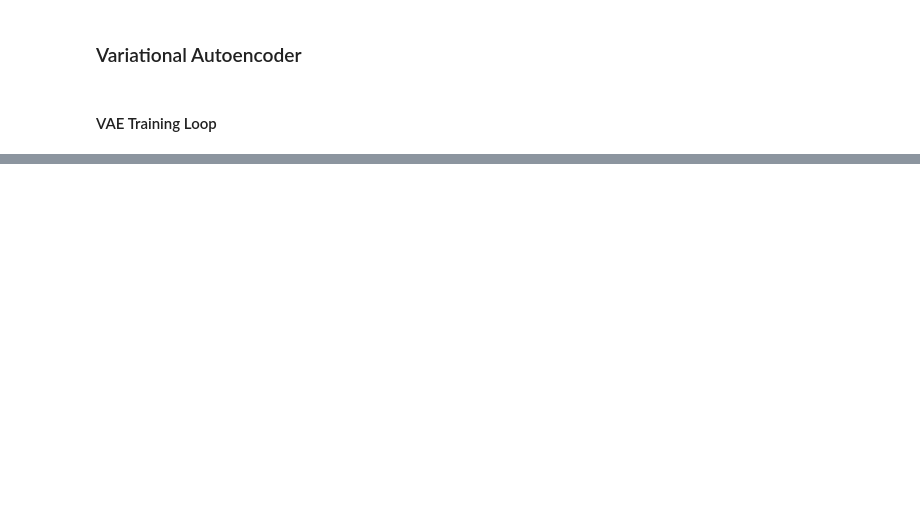
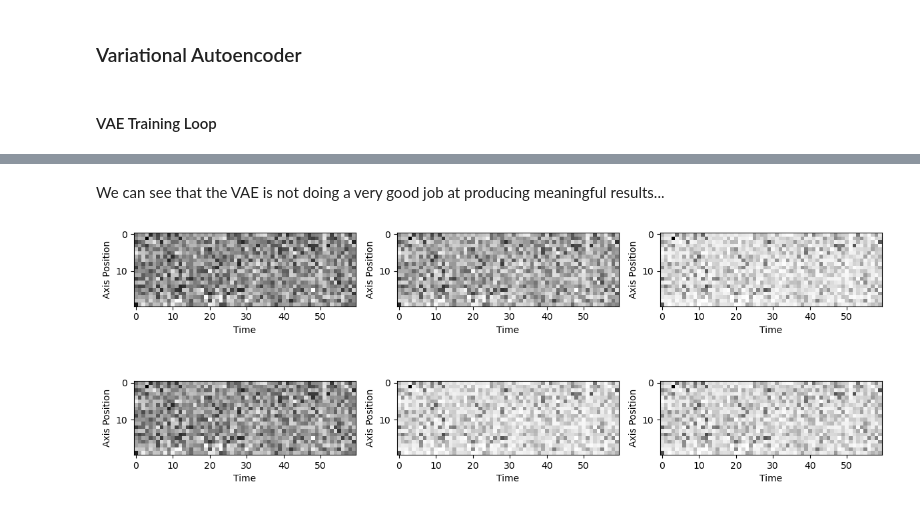
Before and after one commit to jstickelmaier/wonglab-capstone, a Jupyter notebook: DotsTorch/Kymo_VAE.ipynb, the cells around one changed output, grey strips where cells are left out. Cells and saved outputs as stored; diff of their text form; code cells hidden in the pictures; blank space fills up the shorter version.

Commit message:
Added function to show reconstructed kymos

```diff
--- a/DotsTorch/Kymo_VAE.ipynb
+++ b/DotsTorch/Kymo_VAE.ipynb
@@ -213,3 +198,24 @@ def plot_latent(autoencoder, data):
+# %%
+# plot the first two latent dimensions of the encoded kymographs
+def plot_latent(autoencoder, data):
+    for i, x in enumerate(data):
+        z = autoencoder.encoder(x.to(device))
+        z = z.to('cpu').detach().numpy()
+        plt.scatter(z[0], z[1])
+
+#pick random kymographs to reconstruct and show
+def plot_sample_im(autoencoder, data):
+    plt.figure(figsize=(12,5))
+    for i in range(6):
+        idz = np.random.randint(0,len(data))
+        z = autoencoder(data[idz].to(device))
+        z = z.to('cpu').detach().numpy()
+        plt.subplot(2,3,i+1)
+        plt.xlabel('Time')
+        plt.ylabel('Axis Position')
+        plt.imshow(z[0,0,:,:], cmap='gray')
+    plt.tight_layout()
+    plt.show()
 # %%
 plot_latent(VAE, dataset)
 # %% [output]
@@ -216,0 +223,7 @@ plot_latent(VAE, dataset)
+# %% [markdown]
+We can see that the VAE is not doing a very good job at producing meaningful results...
+# %%
+# Sample reconstructed kymographs
+plot_sample_im(VAE, dataset)
+# %% [output]
+[figure, added]
```
Also changed, not shown: parts of 4 cells of this notebook.
